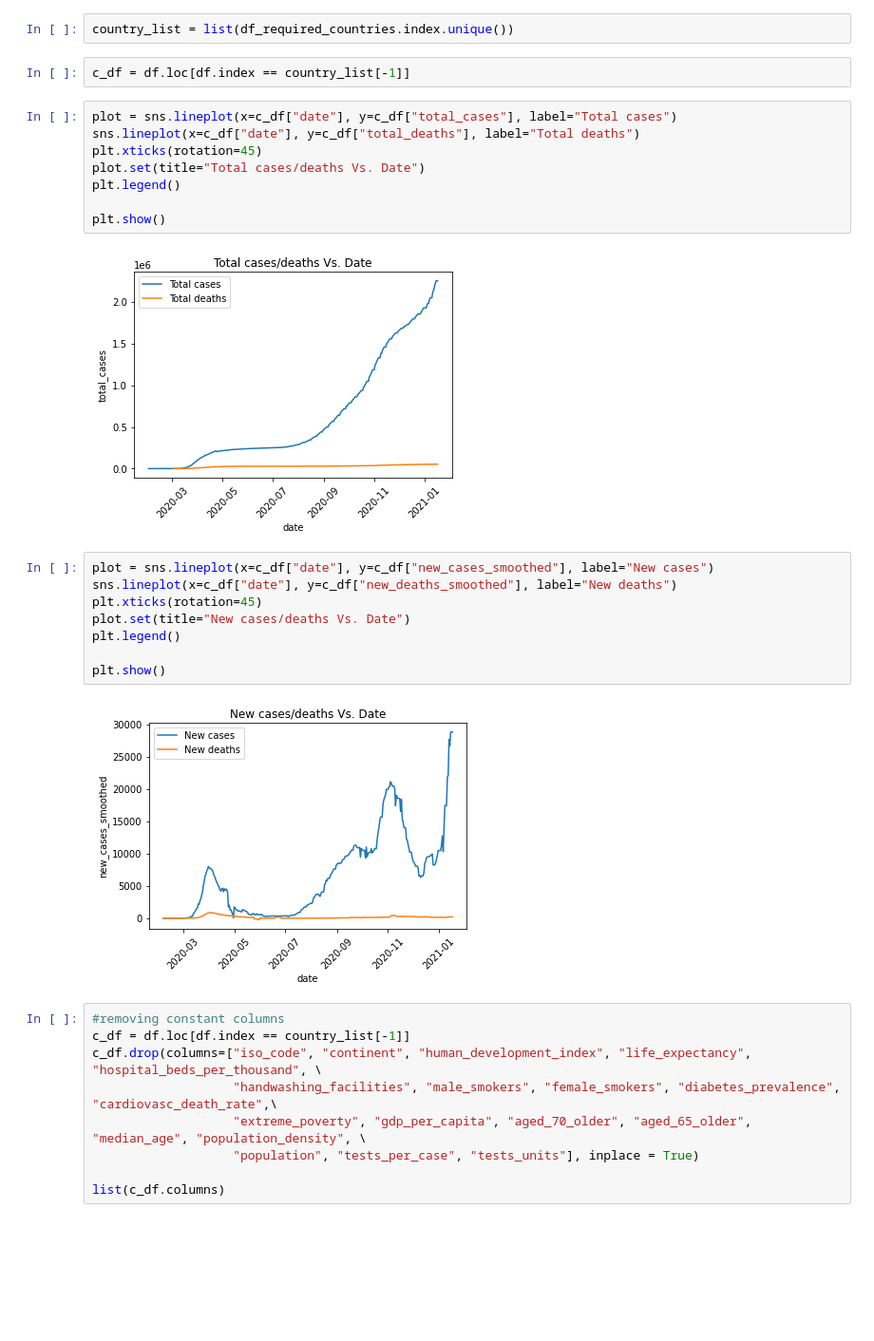
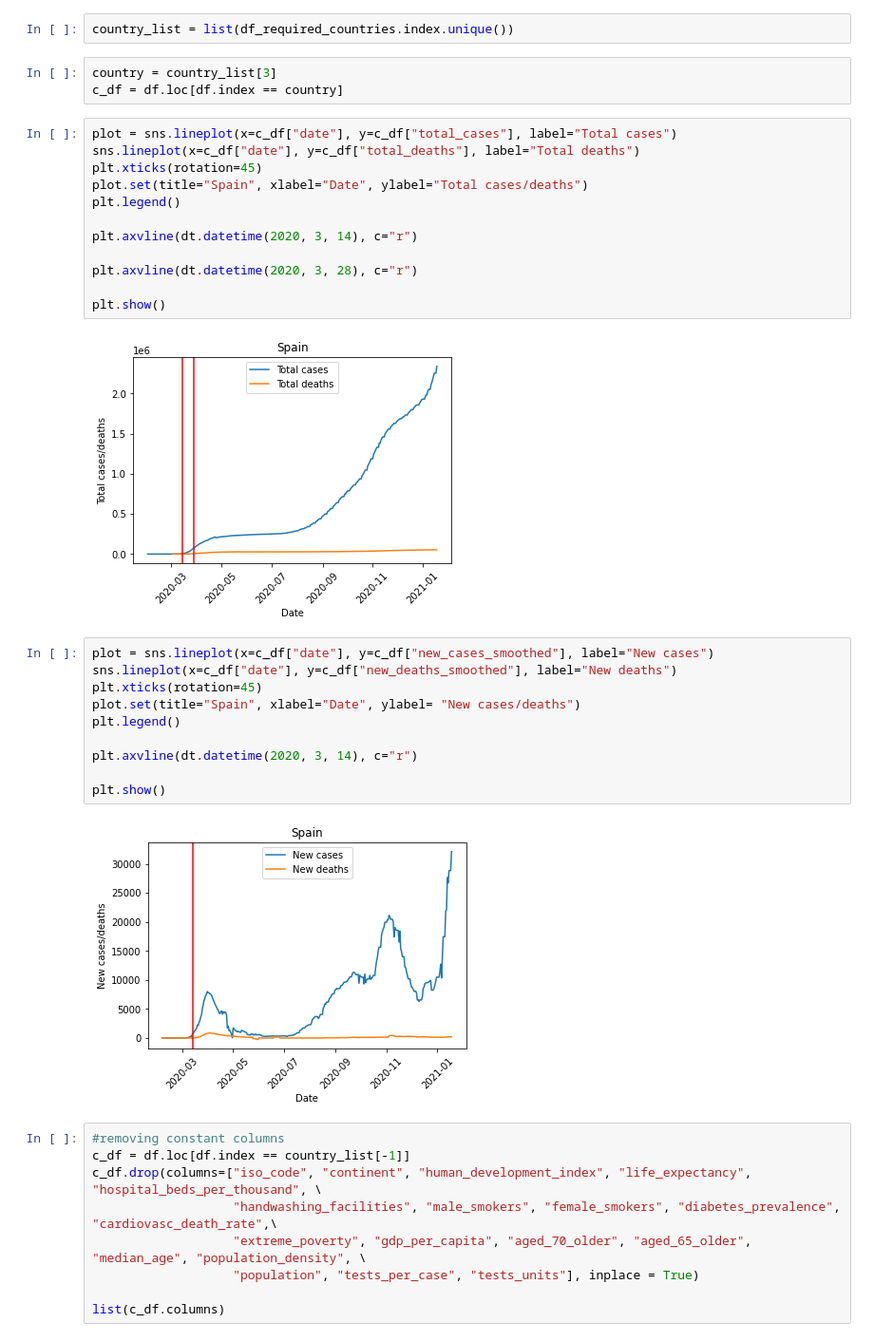
Before and after one commit to AntonioLealDev/Covid_Group_Project_E, a Jupyter notebook: notebooks/plot_test_Antonio.ipynb, the cells around one changed output. Shown at 95% size. Drawn from its saved outputs; the diff is of its cells as text; blank space fills up the shorter version.

```diff
--- a/notebooks/plot_test_Antonio.ipynb
+++ b/notebooks/plot_test_Antonio.ipynb
@@ -60,27 +61,34 @@ df
 # %%
 country_list = list(df_required_countries.index.unique())
 # %%
-c_df = df.loc[df.index == country_list[-1]]
+country = country_list[3]
+c_df = df.loc[df.index == country]
 # %%
 plot = sns.lineplot(x=c_df["date"], y=c_df["total_cases"], label="Total cases")
 sns.lineplot(x=c_df["date"], y=c_df["total_deaths"], label="Total deaths")
 plt.xticks(rotation=45)
-plot.set(title="Total cases/deaths Vs. Date")
+plot.set(title="Spain", xlabel="Date", ylabel="Total cases/deaths")
 plt.legend()
 
+plt.axvline(dt.datetime(2020, 3, 14), c="r")
+
+plt.axvline(dt.datetime(2020, 3, 28), c="r")
+
 plt.show()
 # %% [output]
-[figure, old version]
+[figure, new version]
 # %%
 plot = sns.lineplot(x=c_df["date"], y=c_df["new_cases_smoothed"], label="New cases")
 sns.lineplot(x=c_df["date"], y=c_df["new_deaths_smoothed"], label="New deaths")
 plt.xticks(rotation=45)
-plot.set(title="New cases/deaths Vs. Date")
+plot.set(title="Spain", xlabel="Date", ylabel= "New cases/deaths")
 plt.legend()
 
+plt.axvline(dt.datetime(2020, 3, 14), c="r")
+
 plt.show()
 # %% [output]
-[figure, old version]
+[figure, new version]
 # %%
 #removing constant columns
 c_df = df.loc[df.index == country_list[-1]]
```
Also changed, not shown: parts of 5 cells of this notebook, 2 other files.
